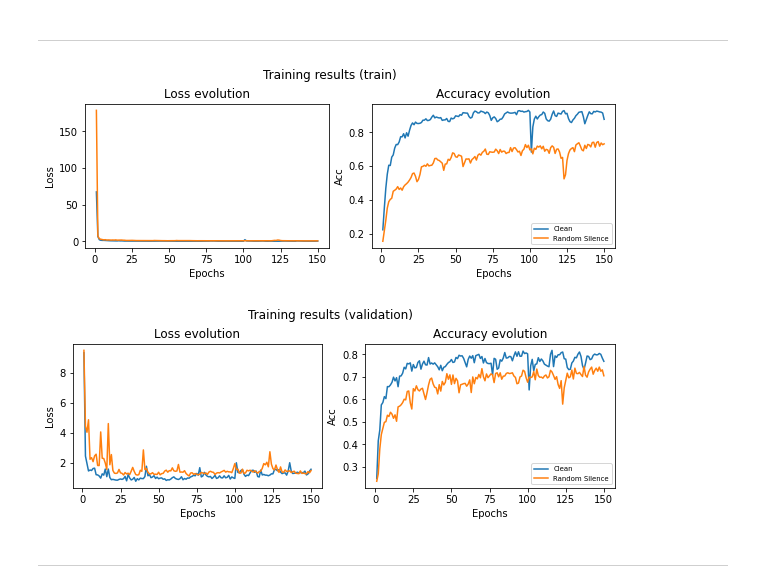
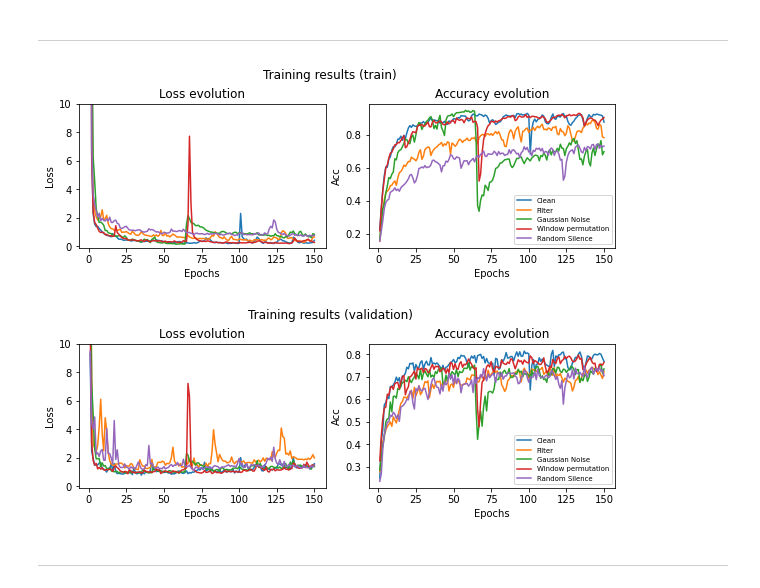
Before and after one commit to feborja/EL7024, a Jupyter notebook: audio_plotter.ipynb, the cells around one changed output. Cells and saved outputs as stored; diff of their text form; code cells hidden in the pictures.

```diff
--- a/audio_plotter.ipynb
+++ b/audio_plotter.ipynb
@@ -6,9 +6,9 @@ import matplotlib.pyplot as plt
 ***
 # %%
 state_dirs = ["test\\clean\\clean_150.pt",
-            #   "train_params\\filter\\clean_200.pt",
-            #   "train_params\\gaussian\\gaussian_100.pt",
-            #   "train_params\\permute\\permute_100.pt",
+              "test\\filter\\filter_150.pt",
+              "test\\gaussian\\gaussian_150.pt",
+              "test\\permute\\permute_150.pt",
               "test\\silent\\silent_150.pt",
               ]
 
@@ -19,9 +19,9 @@ for i in range(n_curves):
     states.append(torch.load(state_dirs[i]))
 
 labels =["Clean",
-        #  "Filter",
-        #  "Gaussian Noise",
-        #  "Window permutation",
+         "Filter",
+         "Gaussian Noise",
+         "Window permutation",
          "Random Silence",
         ]
 
@@ -36,37 +36,39 @@ for i, state in enumerate(states):
 train_loss.set_xlabel("Epochs")
 train_loss.set_ylabel("Loss")
 train_loss.set_title("Loss evolution")
+train_loss.set_ylim(bottom= -0.1, top = 10)
 
 train_acc.set_xlabel("Epochs")
 train_acc.set_ylabel("Acc")
 train_acc.set_title("Accuracy evolution")
 
 plt.legend(fontsize = "x-small")
 plt.plot()
 plt.savefig("audioplot_train.pdf")
 
 fig, (val_loss,val_acc) = plt.subplots(ncols = 2, figsize = (8,3), layout = "constrained")
 fig.suptitle("Training results (validation)")
 
 for i, state in enumerate(states):
     n_epochs = np.arange(1,len(state["loss"][0]) + 1 ,1)
     val_loss.plot(n_epochs , [e.item() for e in state["loss"][1]], label = labels[i])
     val_acc.plot(n_epochs , state["acc"][1], label = labels[i])
 
 val_loss.set_xlabel("Epochs")
 val_loss.set_ylabel("Loss")
 val_loss.set_title("Loss evolution")
+val_loss.set_ylim(bottom= -0.1, top = 10)
 
 val_acc.set_xlabel("Epochs")
 val_acc.set_ylabel("Acc")
 val_acc.set_title("Accuracy evolution")
 
 plt.legend(fontsize = "x-small")
 plt.plot()
 plt.savefig("audioplot_val.pdf")
 # %% [output]
-[figure, old version]
+[figure, new version]
-[figure, old version]
+[figure, new version]
 # %% [markdown]
 ***
 # %%
```
Also changed, not shown: 13 other files.
